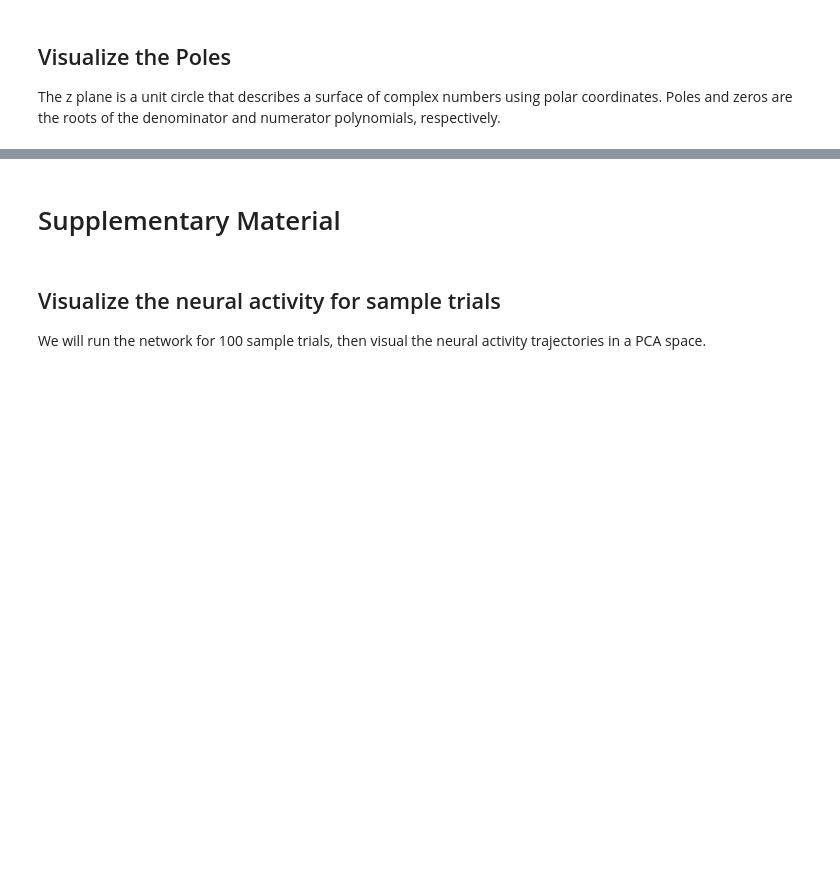
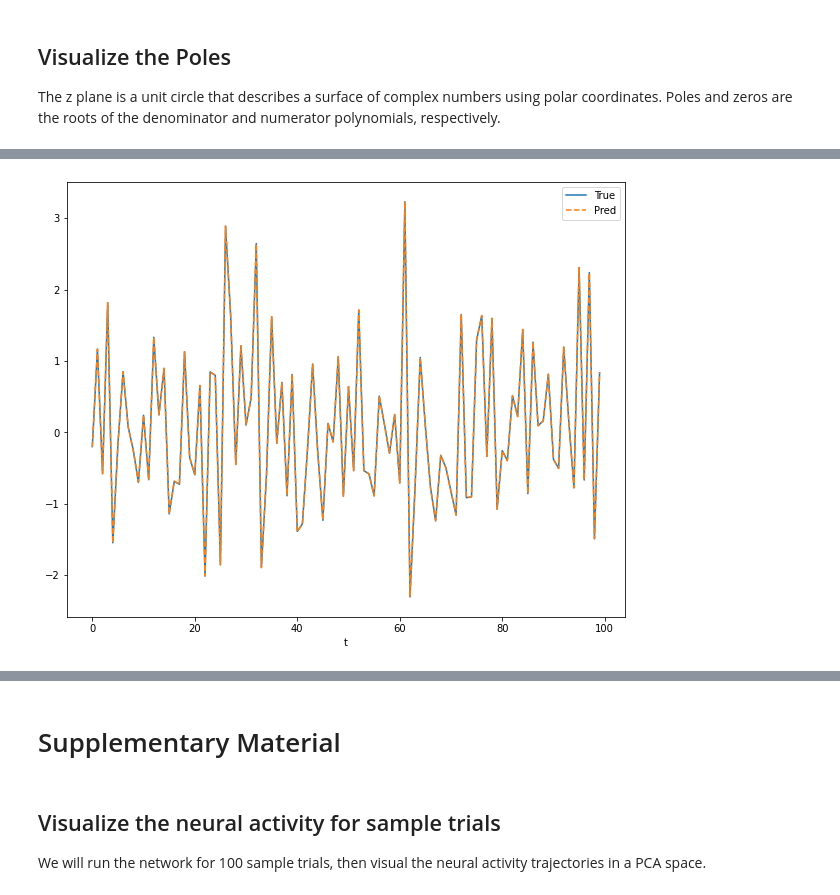
Before and after one commit to mpotta/bptt, a Jupyter notebook: RNNs as Filters/rnns_as_filters.ipynb, the cells around one changed output, grey strips where cells are left out. Cells and saved outputs as stored; diff of their text form; code cells hidden in the pictures; blank space fills up the shorter version.

```diff
--- a/RNNs as Filters/rnns_as_filters.ipynb
+++ b/RNNs as Filters/rnns_as_filters.ipynb
@@ -430,3 +432,17 @@ plot_loss_history(error_train, error_test, error_optimal)
+# %%
+def plot_time_series(true, pred):
+    fig = plt.figure(figsize=(10,8))
+    ax = fig.add_subplot(111)
+    ax.plot(true, label="True", linestyle='solid')
+    ax.plot(pred, label="Pred", linestyle='dashed')
+    ax.set_xlabel("t")
+    plt.legend(loc=1)
+    plt.show()
+
+index_to_plot = 0
+plot_time_series(test_out[wash_out:,index_to_plot,0].detach().numpy(), pred[wash_out:,index_to_plot,0].detach().numpy())
+# %% [output]
+[figure, added]
 # %%
 realW_bptt, imagW_bptt = extract_eigen_values(net_trained.rnn.h2h.weight.detach().numpy())
 polar_plot(real_poles, imag_poles, realW_bptt, imagW_bptt)
```
Also changed, not shown: parts of 9 cells of this notebook, 1 other file.
